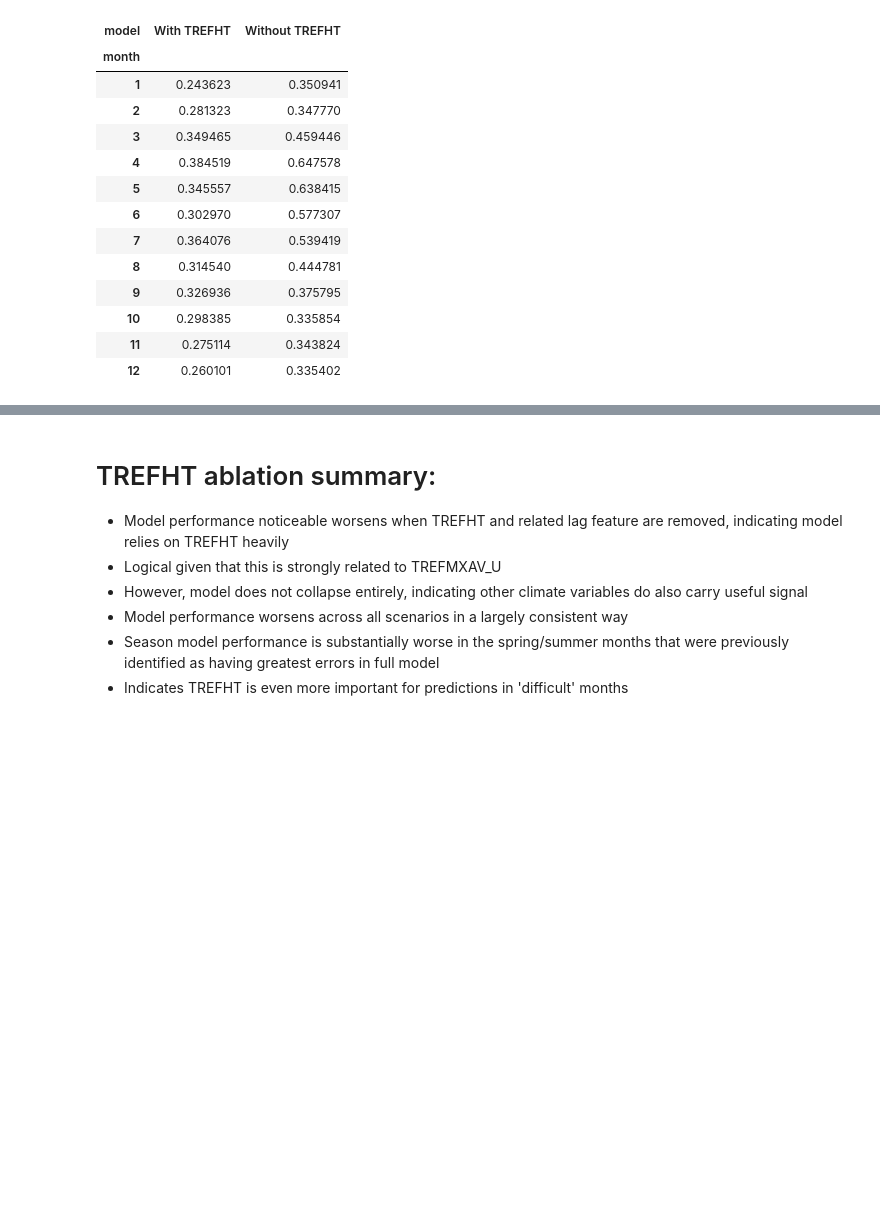
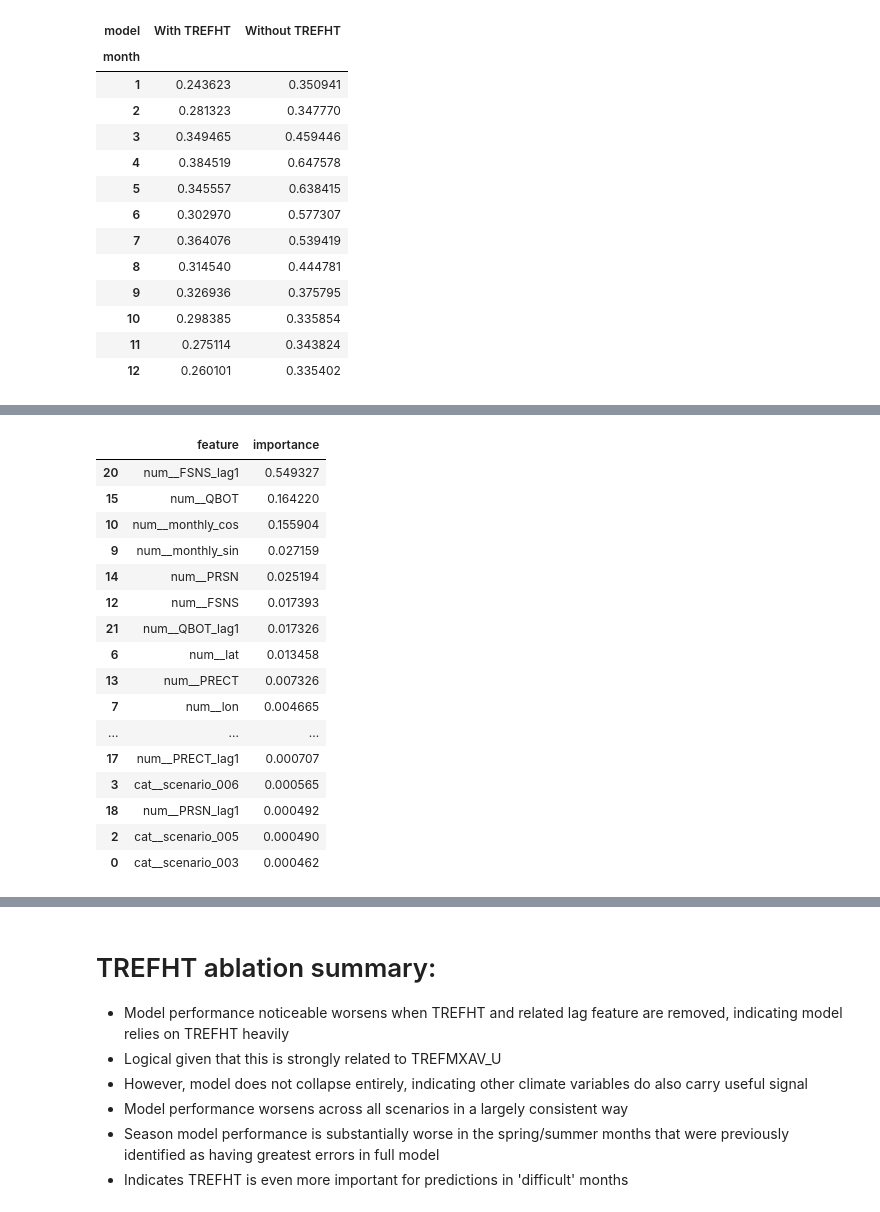
Before and after one commit to Jacob-DS-1/eds_project2, a Jupyter notebook: notebooks/03_modelling_xgboost.ipynb, the cells around one changed output, grey strips where cells are left out. Saved outputs shown, nothing was run; the diff lists cells and outputs as text; code cells hidden in the pictures; blank space fills up the shorter version.

```diff
--- a/notebooks/03_modelling_xgboost.ipynb
+++ b/notebooks/03_modelling_xgboost.ipynb
@@ -1000,0 +1030,30 @@ monthly_compare.to_csv(TABLES_DIR / "trefht_ablation_monthly_comparison.csv", in
+# %%
+# Reduced model
+
+reduced_model = reduced_results["pipeline"].named_steps["model"]
+reduced_feature_names = reduced_results["pipeline"].named_steps["preprocess"].get_feature_names_out()
+
+reduced_importance_df = pd.DataFrame({
+    "feature": reduced_feature_names,
+    "importance": reduced_model.feature_importances_
+}).sort_values("importance", ascending=False)
+
+reduced_importance_df.head(20)
+# %% [output]
+|  | feature | importance |
+| 20 | num__FSNS_lag1 | 0.549327 |
+| 15 | num__QBOT | 0.164220 |
+| 10 | num__monthly_cos | 0.155904 |
+| 9 | num__monthly_sin | 0.027159 |
+| 14 | num__PRSN | 0.025194 |
+| 12 | num__FSNS | 0.017393 |
+| 21 | num__QBOT_lag1 | 0.017326 |
+| 6 | num__lat | 0.013458 |
+| 13 | num__PRECT | 0.007326 |
+| 7 | num__lon | 0.004665 |
+| ... | ... | ... |
+| 17 | num__PRECT_lag1 | 0.000707 |
+| 3 | cat__scenario_006 | 0.000565 |
+| 18 | num__PRSN_lag1 | 0.000492 |
+| 2 | cat__scenario_005 | 0.000490 |
+| 0 | cat__scenario_003 | 0.000462 |
```
Also changed, not shown: parts of 8 cells of this notebook.
